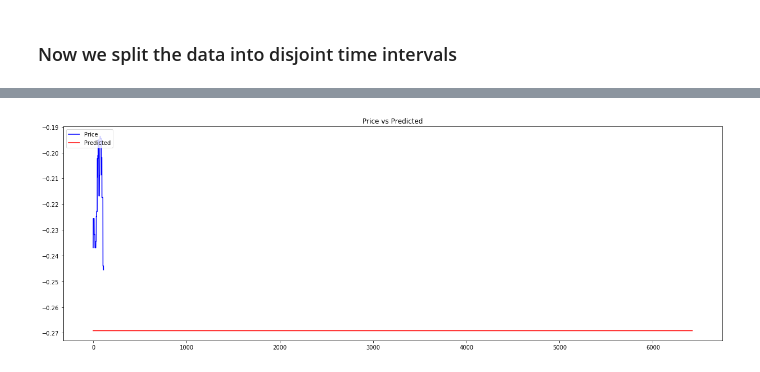
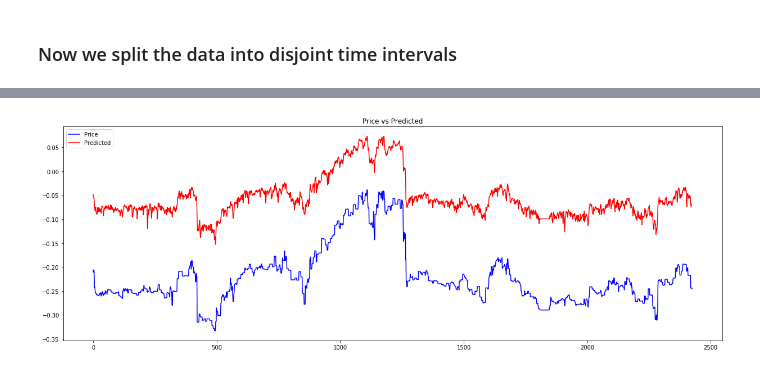
Before and after one commit to chasedavis/crypto-sentiment, a Jupyter notebook: neuralnetfix.ipynb, the cells around one changed output, grey strips where cells are left out. Drawn from its saved outputs; the diff is of its cells as text; code cells hidden in the pictures.

```diff
--- a/neuralnetfix.ipynb
+++ b/neuralnetfix.ipynb
@@ -314,15 +314,16 @@ plt.show()
 # %% [markdown]
 ### Now we split the data into disjoint time intervals
 # %%
-Train2 = dfNN.iloc[:, :4000]
-Test2 = dfNN.iloc[:, 4000:]
+Train2 = dfNN.iloc[:4000, :]
+Test2 = dfNN.iloc[4000:, :]
+# Test2 = pd.DataFrame(Test2, columns = ['prev_price', 'compound', 'neg', 'neu','pos','next_price'])
 
-print len(dfNN), dfNN.head(3), Test2.head(4)
+print len(dfNN), len(Train2), dfNN.head(3), Test2.head(4)
 
 xTrain2 = Train2[['prev_price','neu','neg','pos']].as_matrix()[::-1]
 yTrain2 = Train2['next_price'].as_matrix()[::-1]
 
 
-# xTest2 = Test2[['prev_price','neu','neg','pos']].as_matrix()
-# yTest2 = Test2['next_price'].as_matrix()
+xTest2 = Test2[['prev_price','neu','neg','pos']].as_matrix()
+yTest2 = Test2['next_price'].as_matrix()
 # %% [output]
@@ -335,11 +338,11 @@ Index: [0, 1, 2, 3]
 # %%
 loss_list = []
-test_pred_list = []
+test_pred_list2 = []
 
 with tf.Session() as sess:
 
     tf.global_variables_initializer().run()
-    num_epochs = 10
+    num_epochs = 2
     for epoch_idx in range(num_epochs):
 
         print('Epoch %d' %epoch_idx)
@@ -392,6 +395,6 @@ with tf.Session() as sess:
 
         #Test_pred contains 'window_size' predictions, we want the last one
         _last_state,_last_label,test_pred = sess.run([last_state,last_label,prediction],feed_dict=feed)
-        test_pred_list.append(test_pred[-1][0]) #The last one
+        test_pred_list2.append(test_pred[-1][0]) #The last one
 # %% [output]
 Epoch 0
@@ -414,9 +417,9 @@ Step 2100 - Loss: 0.000127
 # %%
 plt.figure(figsize=(21,7))
 plt.plot(yTest2,label='Price',color='blue')
-plt.plot(test_pred_list,label='Predicted',color='red')
+plt.plot(test_pred_list2,label='Predicted',color='red')
 plt.title('Price vs Predicted')
 plt.legend(loc='upper left')
 plt.show()
 # %% [output]
-[figure, old version]
+[figure, new version]
```
Also changed, not shown: parts of 2 cells of this notebook.
